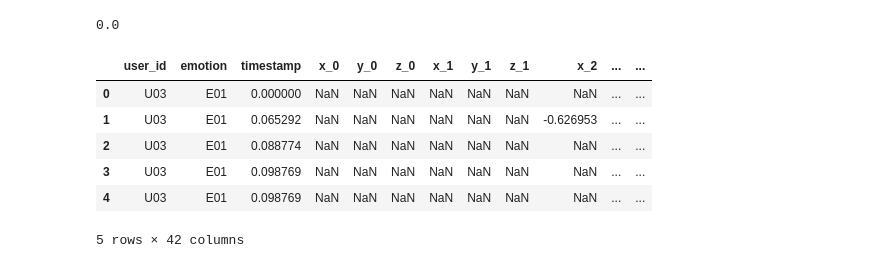
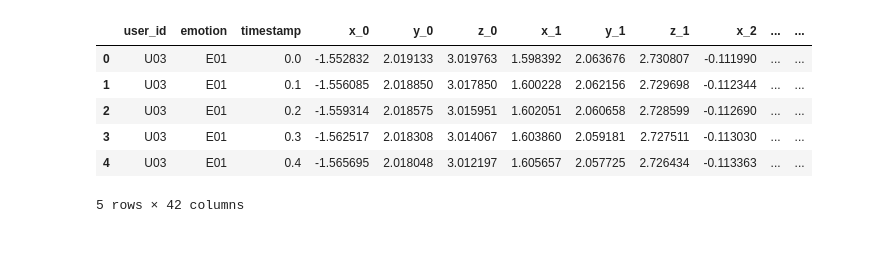
Before and after one commit to anasdev1204/CoDaS-Radar-based-Sentiment-Analysis-and-recognition, a Jupyter notebook: haider/C3 Radar.ipynb, the cells around one changed output. Drawn from its saved outputs; the diff is of its cells as text; code cells hidden in the pictures.

```diff
--- a/haider/C3 Radar.ipynb
+++ b/haider/C3 Radar.ipynb
@@ -184,4 +163,0 @@ df
-# %%
-radar_df['timestamp'].min()
-# %% [output]
-0.0
@@ -188,10 +239,10 @@ radar_df['timestamp'].min()
 # %%
-radar_df.head()
+radar_interp_df.head()
 # %% [output]
 |  | user_id | emotion | timestamp | x_0 | y_0 | z_0 | x_1 | y_1 | z_1 | x_2 | ... | ... |
-| 0 | U03 | E01 | 0.000000 | NaN | NaN | NaN | NaN | NaN | NaN | NaN | ... | ... |
-| 1 | U03 | E01 | 0.065292 | NaN | NaN | NaN | NaN | NaN | NaN | -0.626953 | ... | ... |
-| 2 | U03 | E01 | 0.088774 | NaN | NaN | NaN | NaN | NaN | NaN | NaN | ... | ... |
-| 3 | U03 | E01 | 0.098769 | NaN | NaN | NaN | NaN | NaN | NaN | NaN | ... | ... |
-| 4 | U03 | E01 | 0.098769 | NaN | NaN | NaN | NaN | NaN | NaN | NaN | ... | ... |
+| 0 | U03 | E01 | 0.0 | -1.552832 | 2.019133 | 3.019763 | 1.598392 | 2.063676 | 2.730807 | -0.111990 | ... | ... |
+| 1 | U03 | E01 | 0.1 | -1.556085 | 2.018850 | 3.017850 | 1.600228 | 2.062156 | 2.729698 | -0.112344 | ... | ... |
+| 2 | U03 | E01 | 0.2 | -1.559314 | 2.018575 | 3.015951 | 1.602051 | 2.060658 | 2.728599 | -0.112690 | ... | ... |
+| 3 | U03 | E01 | 0.3 | -1.562517 | 2.018308 | 3.014067 | 1.603860 | 2.059181 | 2.727511 | -0.113030 | ... | ... |
+| 4 | U03 | E01 | 0.4 | -1.565695 | 2.018048 | 3.012197 | 1.605657 | 2.057725 | 2.726434 | -0.113363 | ... | ... |
 5 rows × 42 columns
```
Also changed, not shown: parts of 3 cells of this notebook, 5 other files.
